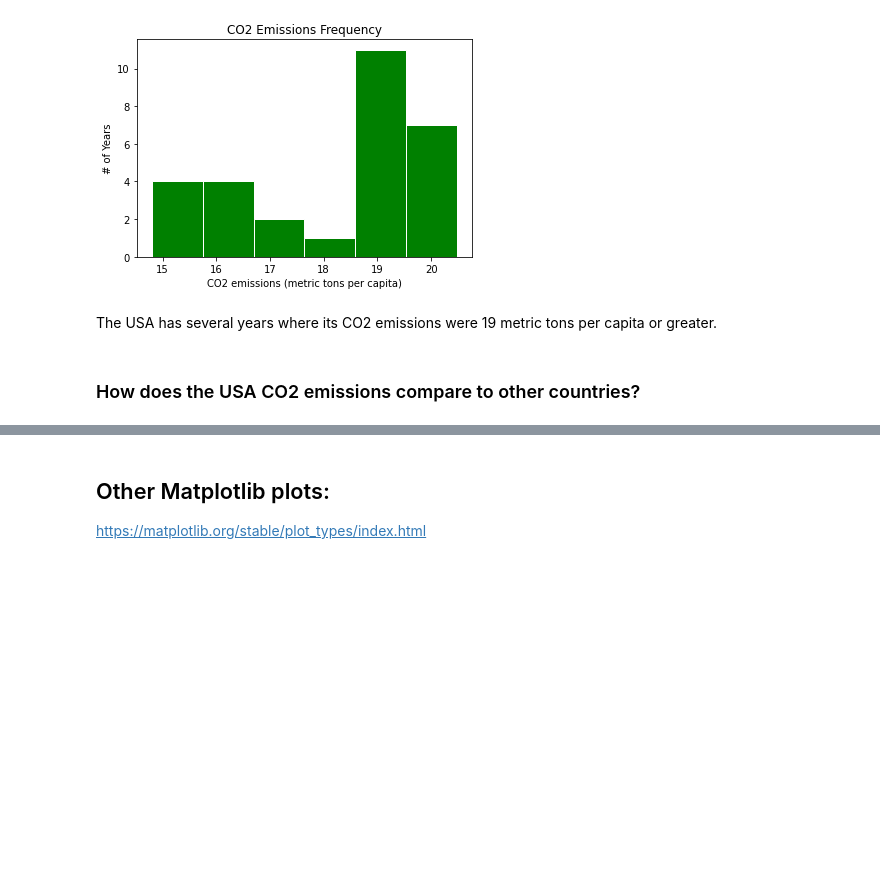
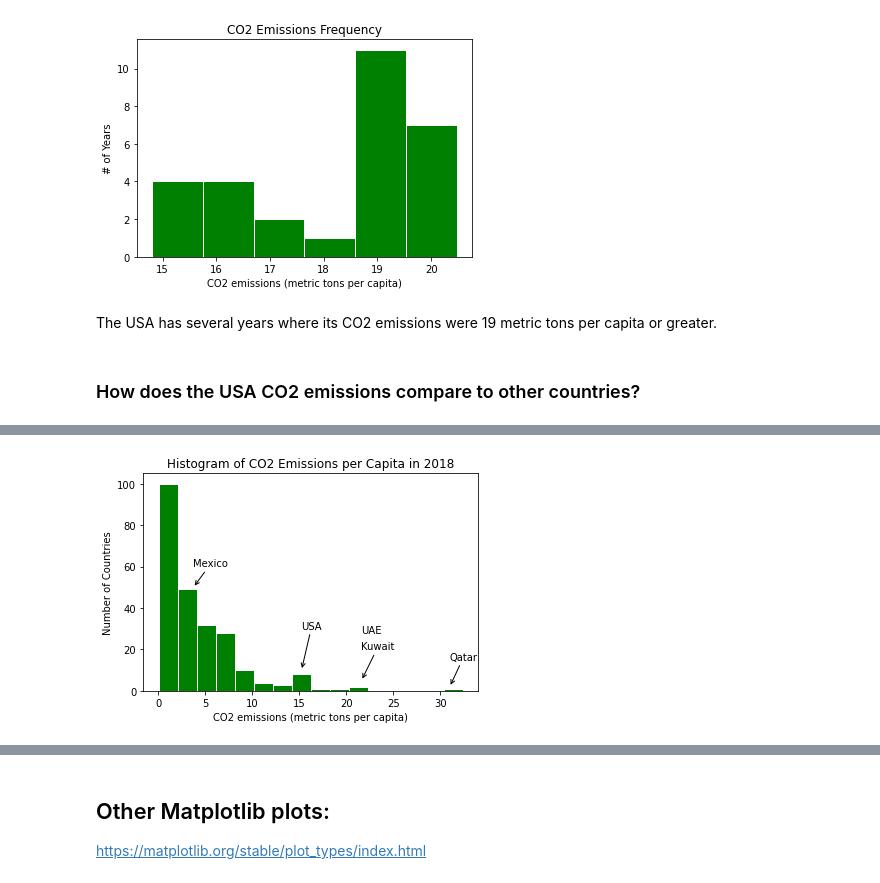
Before and after one commit to mannyjrod/ANA500, a Jupyter notebook: May_2022/Intro_Matplotlib.ipynb, the cells around one changed output, grey strips where cells are left out. Saved outputs shown, nothing was run; the diff lists cells and outputs as text; code cells hidden in the pictures; blank space fills up the shorter version.

Commit message:
Added an exploration of USA CO2 emissions vs other countries; Relationship between GDP and CO2 emissions in USA. This completes this intro to Matplotlib notebook.

```diff
--- a/May_2022/Intro_Matplotlib.ipynb
+++ b/May_2022/Intro_Matplotlib.ipynb
@@ -274,0 +341,5 @@ The USA has several years where its CO2 emissions were 19 metric tons per capita
+# %%
+countries = data['Country Name'].loc[co2_2018.index] # Slice into the 'data' DataFrame using the loc attribue, which
+# references the explicit index (the assigned index label in the DataFrame), whereas the attribute iloc would reference
+# the implicit Python-style index (i.e., the row #, where the array indices start at 0)
+countries
@@ -274,0 +384,7 @@ The USA has several years where its CO2 emissions were 19 metric tons per capita
+# %%
+USA_emissions = df[df['Country'] == 'United States'] # Slice out the row by direct-masking with a boolean expression
+# Recall: Indexing refers to columns, slicing refers to rows.
+# Direct masking operations are interpreted row-wise rather than column-wise.
+USA_emissions
+#USA_emissions.iloc[0,1] # Extract the value
+#USA_emissions.values[0,1] # Also extracts the value
@@ -274,0 +396,3 @@ The USA has several years where its CO2 emissions were 19 metric tons per capita
+# %%
+highestCO2_countries = df[df['CO2 emissions per capita, 2018'] > 20]
+highestCO2_countries
@@ -274,0 +404,4 @@ The USA has several years where its CO2 emissions were 19 metric tons per capita
+# %%
+# Where is Mexico in all of this?
+Mx_emissions = df[df['Country'] == 'Mexico']
+Mx_emissions
@@ -274,0 +411,60 @@ The USA has several years where its CO2 emissions were 19 metric tons per capita
+# %%
+# Histogram of country emissions per capita
+
+# Create just a figure and only one subplot
+fig, ax = plt.subplots() # subplots returns a tuple with the figure, axis attributes
+# A tuple is a type of Python array. It is a collection which is ordered and unchangeable, whereas a list is ordered and
+# changeable.
+
+# Even though only one plot is being created, subplots() function is used because this function returns two arguments
+# figure and axes.Axes, the latter will be used in creating annotations.
+
+ax.annotate("USA",
+           xy=(USA_emissions.iloc[0,1], 10), xycoords='data',
+           xytext=(USA_emissions.iloc[0,1],30), textcoords='data',
+           arrowprops=dict(arrowstyle="->",
+                          connectionstyle="arc3"),
+           )
+
+ax.annotate("Kuwait",
+           xy=(highestCO2_countries.iloc[0,1], 5), xycoords = 'data',
+           xytext=(highestCO2_countries.iloc[0,1], 20), textcoords='data',
+            arrowprops=dict(arrowstyle="->",
+                           connectionstyle="arc3"),
+           )
+
+ax.annotate("UAE",
+           xy=(highestCO2_countries.iloc[0,1], 5), xycoords = 'data',
+           xytext=(highestCO2_countries.iloc[0,1], 28), textcoords='data',
+           )
+
+ax.annotate("Qatar",
+           xy=(highestCO2_countries.iloc[1,1]-1.4, 2), xycoords = 'data',
+           xytext=(highestCO2_countries.iloc[1,1]-1.4, 15), textcoords='data',
+            arrowprops=dict(arrowstyle="->",
+                            connectionstyle="arc3"),
+           )
+# Subtracting 1.4 from the Qatar value to shift the text to the left.
+
+ax.annotate("Mexico",
+           xy=(Mx_emissions.iloc[0,1], 50), xycoords = 'data',
+           xytext=(Mx_emissions.iloc[0,1], 60), textcoords='data',
+            arrowprops=dict(arrowstyle="->",
+                            connectionstyle="arc3"),
+           )
+
+# Note that 'data' in xycoords and textcoords is simply the option assigned to those two parameters, it is not referring
+# to the Pandas dataframe 'data' -- see the doc.
+
+# # of bins
+k = math.ceil(math.sqrt(len(co2_2018)))
+
+# Histogram
+plt.hist(co2_2018, k, facecolor = 'green', edgecolor = 'white')
+
+# Labels
+plt.xlabel(stage['Indicator Name'].iloc[0]) # Query column 'Indicator Name' in the stage DataFrame, and extract the location
+# of element 0 by using the implicit index 0 (Pthon-style index, where 0 references element 1 in the array)
+plt.ylabel('Number of Countries')
+plt.title('Histogram of CO2 Emissions per Capita in 2018')
+# %% [output]
@@ -274,0 +472 @@ The USA has several years where its CO2 emissions were 19 metric tons per capita
+[figure, added]
```
Also changed, not shown: parts of 41 cells of this notebook.
